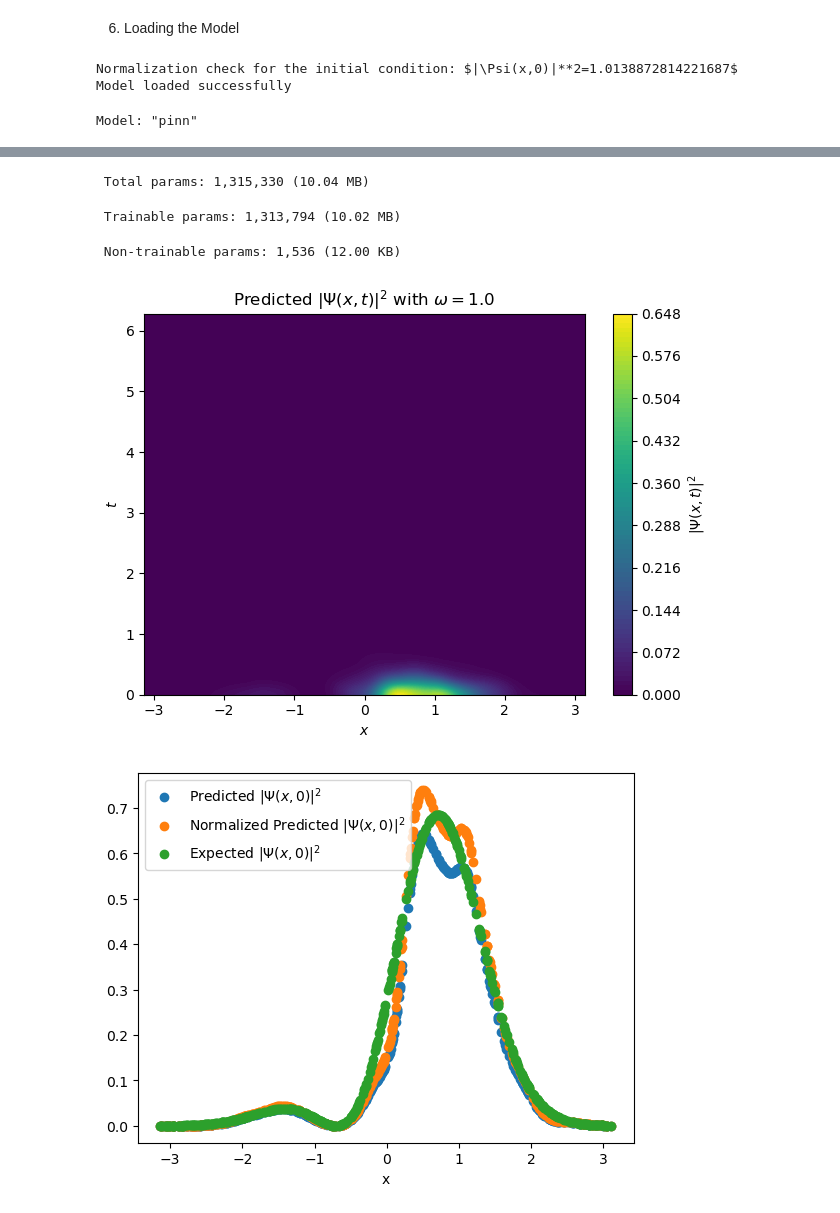
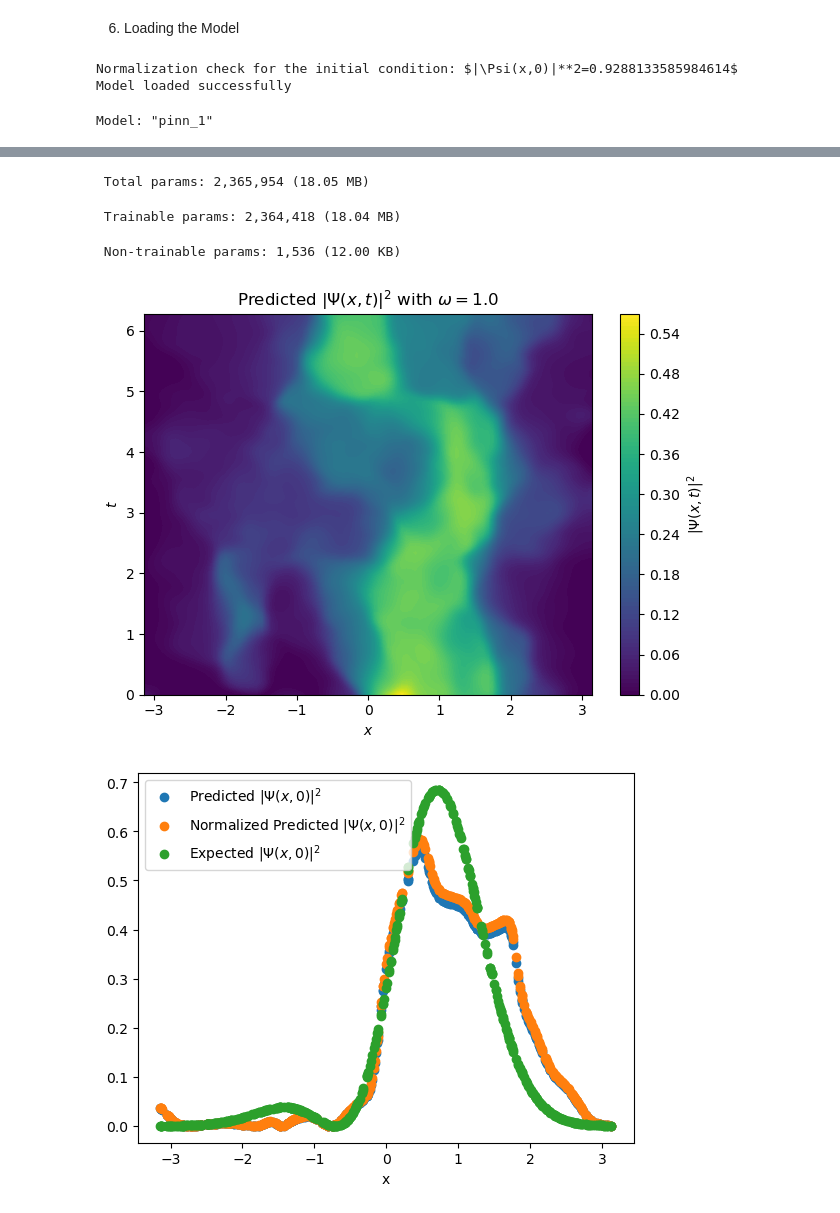
Before and after one commit to mrdchua/PINN-TDSE, a Jupyter notebook: TDSE-PHYS299/PINN-TDSE-v6.ipynb, the cells around one changed output, grey strips where cells are left out. Drawn from its saved outputs; the diff is of its cells as text; code cells hidden in the pictures.

```diff
--- a/TDSE-PHYS299/PINN-TDSE-v6.ipynb
+++ b/TDSE-PHYS299/PINN-TDSE-v6.ipynb
@@ -37,7 +37,7 @@ def psi_init(x, w, pi):
     return (1.0/np.sqrt(2.0)) * (u_0 + u_1)
 
 # data generation
-N_f, N_b, N_i, N_grid = 5000, 300, 400, 200
+N_f, N_b, N_i, N_grid = 5000, 300, 300, 200
 
 # interior points
 x_f = tf.random.uniform((N_f, 1), x_min, x_max, dtype=DTYPE)
@@ -302,7 +304,7 @@ def loss_fn(model, interior, boundary, initial, omega, norm_grid):
 
     norm_penalty = norm_loss(model, x_grid, N_t, w_val)
 
-    return loss_f + loss_b + 10.0*loss_i + 10.0*norm_penalty, (loss_f, loss_b, 10.0*loss_i, 10.0*norm_penalty)
+    return loss_f + loss_b + loss_i + 10.0*norm_penalty, (loss_f, loss_b, loss_i, 10.0*norm_penalty)
 # %%
 # Create the model
 model = PINN(input_dim=3, mapping_size=512, scale=10.0)
@@ -360,7 +385,7 @@ pinn = PINN(input_dim=3, mapping_size=512, scale=10.0)
 loss_threshold = 1e-10
 
 # Early stopping
-early_stopping_patience = 1000
+early_stopping_patience = 500
 best_loss = float('inf')
 patience_counter = 0
 
@@ -683,6 +726,10 @@ class PINN(tf.keras.Model):
         self.dense2 = tf.keras.layers.Dense(512, activation='tanh', kernel_initializer=initializer)
         self.dense3 = tf.keras.layers.Dense(512, activation='tanh', kernel_initializer=initializer)
         self.dense4 = tf.keras.layers.Dense(512, activation='tanh', kernel_initializer=initializer)
+        self.dense5 = tf.keras.layers.Dense(512, activation='tanh', kernel_initializer=initializer)
+        self.dense6 = tf.keras.layers.Dense(512, activation='tanh', kernel_initializer=initializer)
+        self.dense7 = tf.keras.layers.Dense(512, activation='tanh', kernel_initializer=initializer)
+        self.dense8 = tf.keras.layers.Dense(512, activation='tanh', kernel_initializer=initializer)
         self.out = tf.keras.layers.Dense(2, activation='linear', kernel_initializer=initializer) # u_Re, u_Im
 
     def call(self, x):
@@ -691,6 +738,10 @@ class PINN(tf.keras.Model):
         x = self.dense2(x)
         x = self.dense3(x)
         x = self.dense4(x)
+        x = self.dense5(x)
+        x = self.dense6(x)
+        x = self.dense7(x)
+        x = self.dense8(x)
         return self.out(x)
 
     def get_config(self):
@@ -707,7 +758,7 @@ class PINN(tf.keras.Model):
         return cls(**config)
 
 # Load the model
-loaded_model = tf.keras.models.load_model('best_model_v3.keras', custom_objects={'PINN': PINN})
+loaded_model = tf.keras.models.load_model('best_model_v4.keras', custom_objects={'PINN': PINN})
 print("Model loaded successfully")
 
 loaded_model.summary()
@@ -778,9 +829,9 @@ plt.xlabel('t')
 plt.legend()
 plt.show()
 # %% [output]
-Normalization check for the initial condition: $|\Psi(x,0)|**2=1.0138872814221687$
+Normalization check for the initial condition: $|\Psi(x,0)|**2=0.9288133585984614$
 Model loaded successfully
-Model: "pinn"
+Model: "pinn_1"
 ┏━━━━━━━━━━━━━━━━━━━━━━━━━━━━━━━━━┳━━━━━━━━━━━━━━━━━━━━━━━━┳━━━━━━━━━━━━━━━┓
 ┃ Layer (type)                    ┃ Output Shape           ┃       Param # ┃
 ┡━━━━━━━━━━━━━━━━━━━━━━━━━━━━━━━━━╇━━━━━━━━━━━━━━━━━━━━━━━━╇━━━━━━━━━━━━━━━┩
@@ -799,6 +851,6 @@ Model: "pinn"
 └─────────────────────────────────┴────────────────────────┴───────────────┘
- Total params: 1,315,330 (10.04 MB)
+ Total params: 2,365,954 (18.05 MB)
- Trainable params: 1,313,794 (10.02 MB)
+ Trainable params: 2,364,418 (18.04 MB)
  Non-trainable params: 1,536 (12.00 KB)
-[figure, old version]
+[figure, new version]
-[figure, old version]
+[figure, new version]
```
Also changed, not shown: parts of 8 cells of this notebook.
